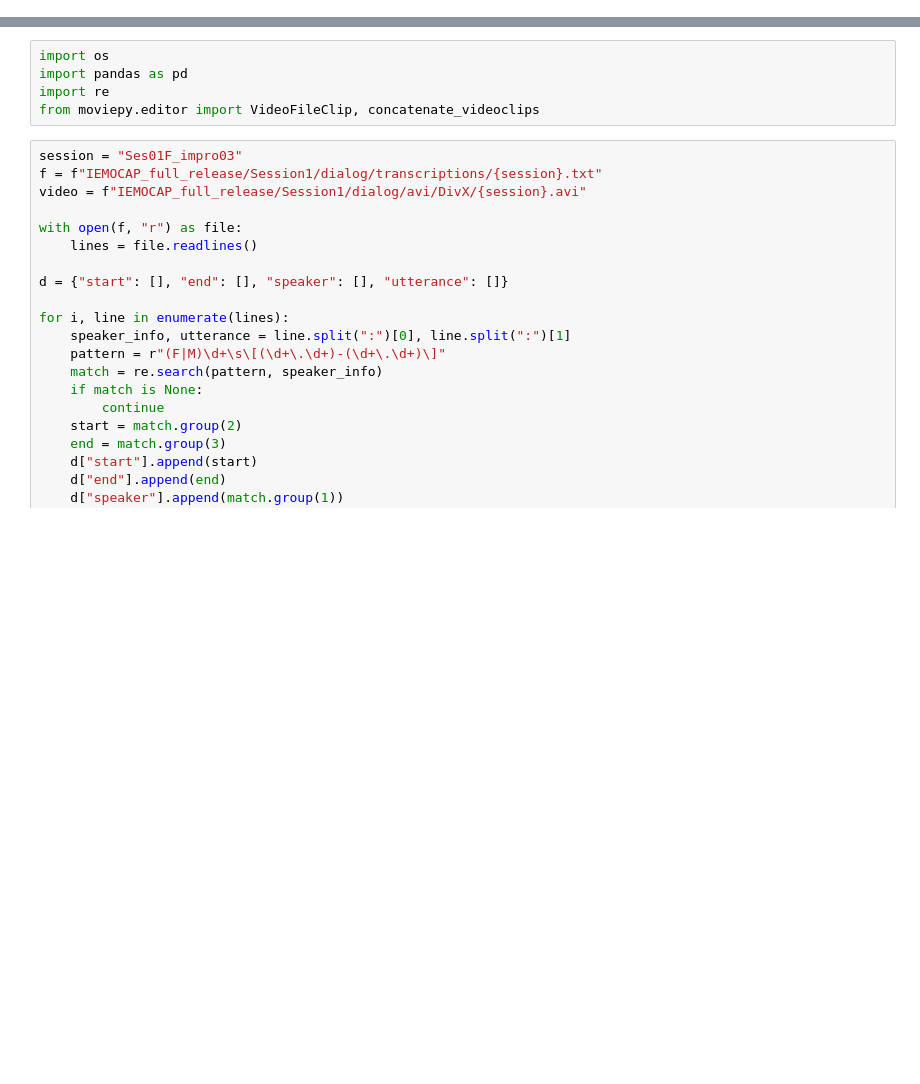
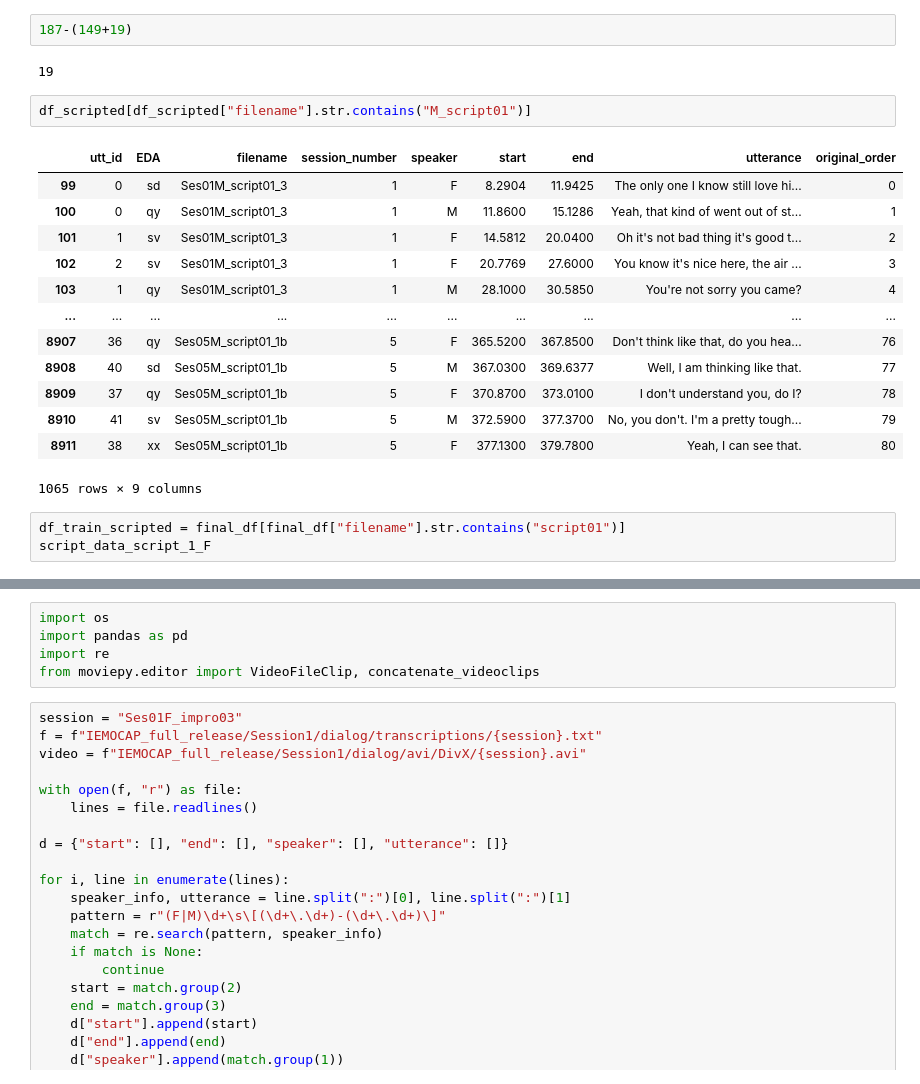
Before and after one commit to interaction-lab/multimodal-scripted-vs-improvised, a Jupyter notebook: iemocap_dataset_processing.ipynb, the cells around one changed output, grey strips where cells are left out. Saved outputs shown, nothing was run; the diff lists cells and outputs as text; blank space fills up the shorter version.

```diff
--- a/iemocap_dataset_processing.ipynb
+++ b/iemocap_dataset_processing.ipynb
@@ -0,0 +872,23 @@
+# %%
+187-(149+19)
+# %% [output]
+19
+# %%
+df_scripted[df_scripted["filename"].str.contains("M_script01")]
+# %% [output]
+|  | utt_id | EDA | filename | session_number | speaker | start | end | utterance | original_order |
+| 99 | 0 | sd | Ses01M_script01_3 | 1 | F | 8.2904 | 11.9425 | The only one I know still love hi... | 0 |
+| 100 | 0 | qy | Ses01M_script01_3 | 1 | M | 11.8600 | 15.1286 | Yeah, that kind of went out of st... | 1 |
+| 101 | 1 | sv | Ses01M_script01_3 | 1 | F | 14.5812 | 20.0400 | Oh it's not bad thing it's good t... | 2 |
+| 102 | 2 | sv | Ses01M_script01_3 | 1 | F | 20.7769 | 27.6000 | You know it's nice here, the air ... | 3 |
+| 103 | 1 | qy | Ses01M_script01_3 | 1 | M | 28.1000 | 30.5850 | You're not sorry you came? | 4 |
+| ... | ... | ... | ... | ... | ... | ... | ... | ... | ... |
+| 8907 | 36 | qy | Ses05M_script01_1b | 5 | F | 365.5200 | 367.8500 | Don't think like that, do you hea... | 76 |
+| 8908 | 40 | sd | Ses05M_script01_1b | 5 | M | 367.0300 | 369.6377 | Well, I am thinking like that. | 77 |
+| 8909 | 37 | qy | Ses05M_script01_1b | 5 | F | 370.8700 | 373.0100 | I don't understand you, do I? | 78 |
+| 8910 | 41 | sv | Ses05M_script01_1b | 5 | M | 372.5900 | 377.3700 | No, you don't. I'm a pretty tough... | 79 |
+| 8911 | 38 | xx | Ses05M_script01_1b | 5 | F | 377.1300 | 379.7800 | Yeah, I can see that. | 80 |
+1065 rows × 9 columns
+# %%
+df_train_scripted = final_df[final_df["filename"].str.contains("script01")]
+script_data_script_1_F
```
Also changed, not shown: parts of 12 cells of this notebook, 1 other file.
